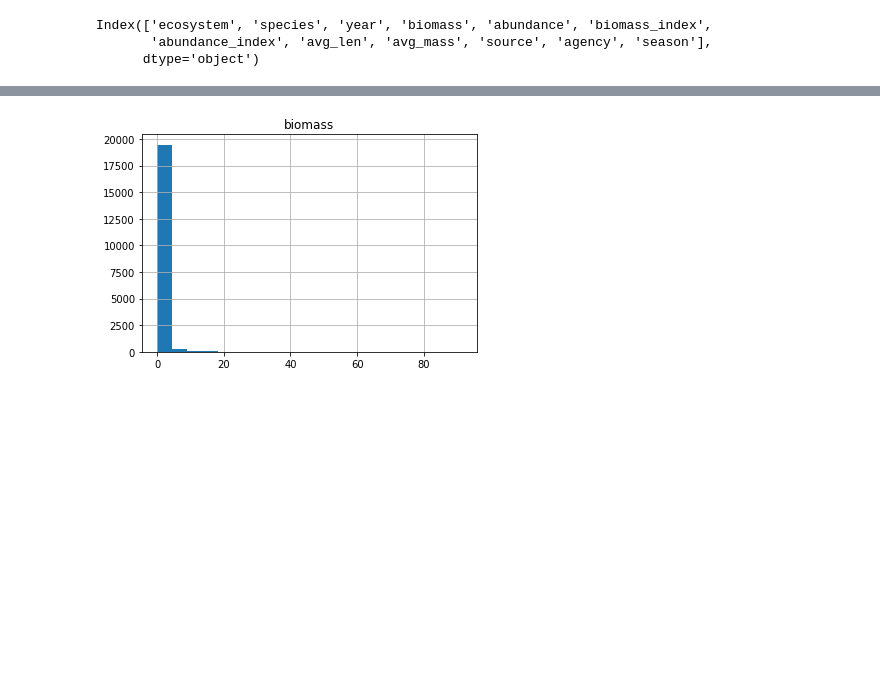
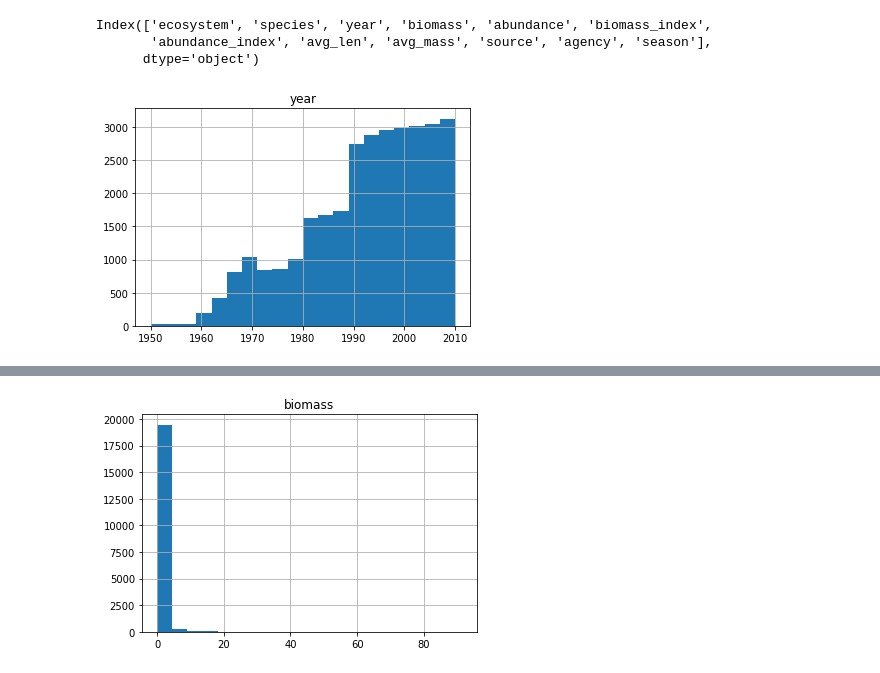
Before and after one commit to nycantwell/nycantwell, a Jupyter notebook: NW_Atlantic_Fishery_Sustainability/notebooks/02_data_definition_and_cleaning.ipynb, the cells around one changed output, grey strips where cells are left out. Drawn from its saved outputs; the diff is of its cells as text; code cells hidden in the pictures; blank space fills up the shorter version.

```diff
--- a/NW_Atlantic_Fishery_Sustainability/notebooks/02_data_definition_and_cleaning.ipynb
+++ b/NW_Atlantic_Fishery_Sustainability/notebooks/02_data_definition_and_cleaning.ipynb
@@ -122,3 +122,7 @@ fish_df.columns
 Index(['ecosystem', 'species', 'year', 'biomass', 'abundance', 'biomass_index',
        'abundance_index', 'avg_len', 'avg_mass', 'source', 'agency', 'season'],
       dtype='object')
+# %%
+hist_year = fish_df.hist(column='year', bins=20)
+# %% [output]
+[figure, added]
```
Also changed, not shown: parts of 4 cells of this notebook, 2 other files.
